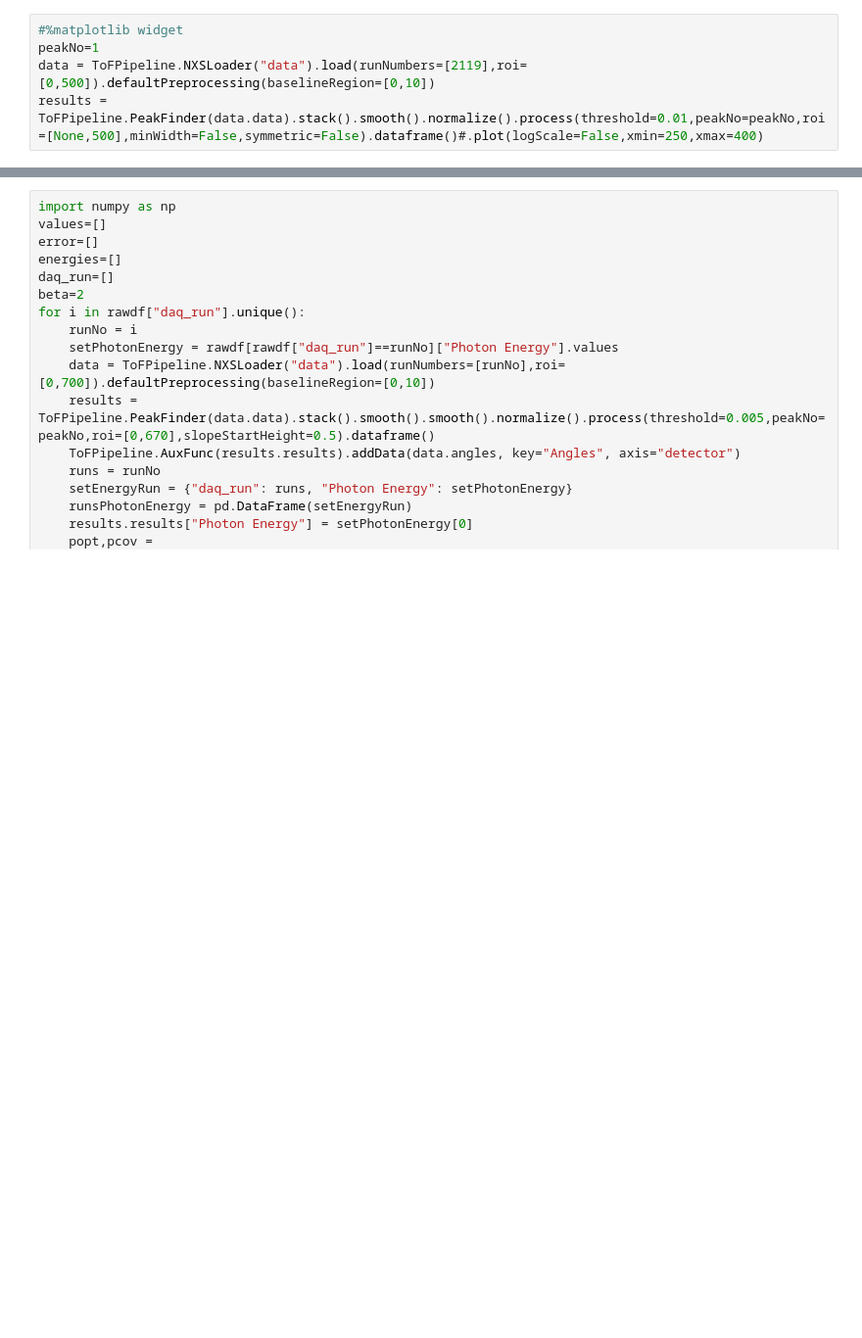
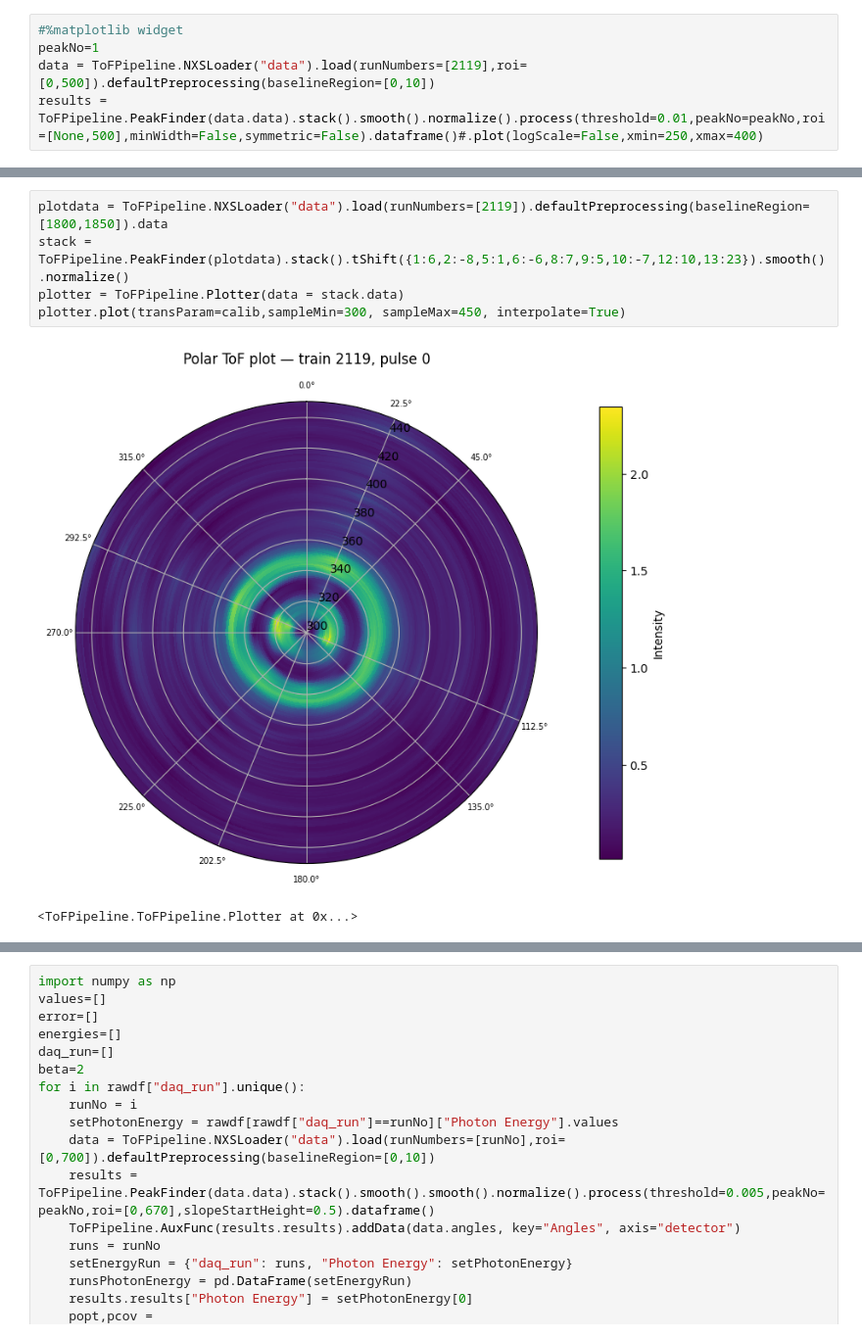
Before and after one commit to XAC-CFEL/PolScope, a Jupyter notebook: test.ipynb, the cells around one changed output, grey strips where cells are left out. Shown at 98% size. Drawn from its saved outputs; the diff is of its cells as text; blank space fills up the shorter version.

```diff
--- a/test.ipynb
+++ b/test.ipynb
@@ -238,0 +254,8 @@ results = ToFPipeline.PeakFinder(data.data).stack().smooth().normalize().process
+# %%
+plotdata = ToFPipeline.NXSLoader("data").load(runNumbers=[2119]).defaultPreprocessing(baselineRegion=[1800,1850]).data
+stack = ToFPipeline.PeakFinder(plotdata).stack().tShift({1:6,2:-8,5:1,6:-6,8:7,9:5,10:-7,12:10,13:23}).smooth().normalize()
+plotter = ToFPipeline.Plotter(data = stack.data)
+plotter.plot(transParam=calib,sampleMin=300, sampleMax=450, interpolate=True)
+# %% [output]
+[figure, added]
+<ToFPipeline.ToFPipeline.Plotter at 0x...>
```
Also changed, not shown: parts of 8 cells of this notebook, 7 other files.
